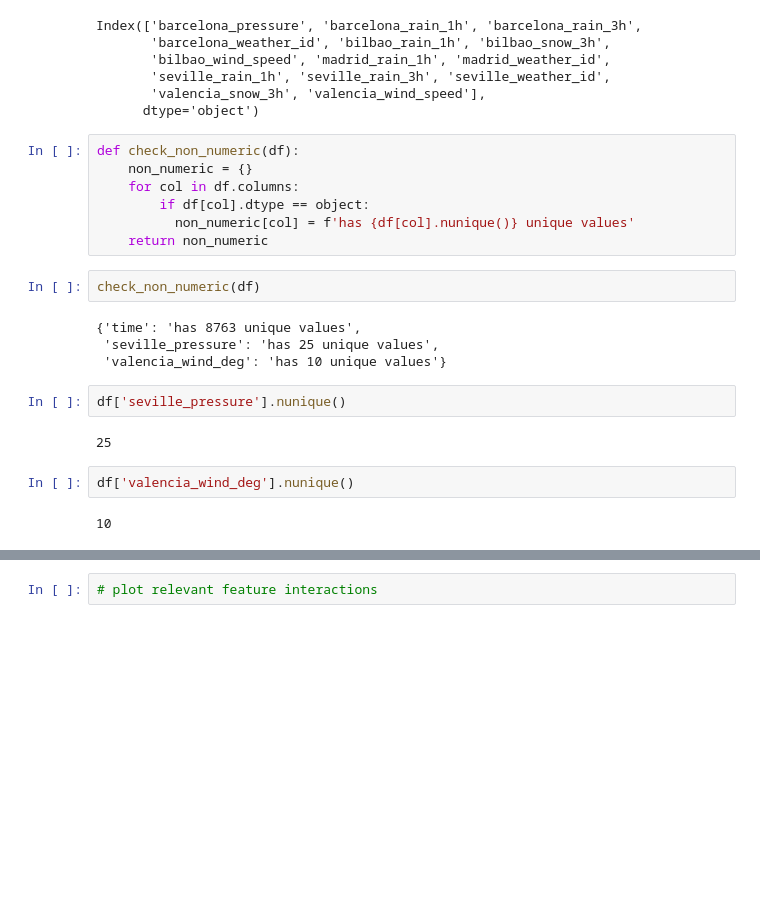
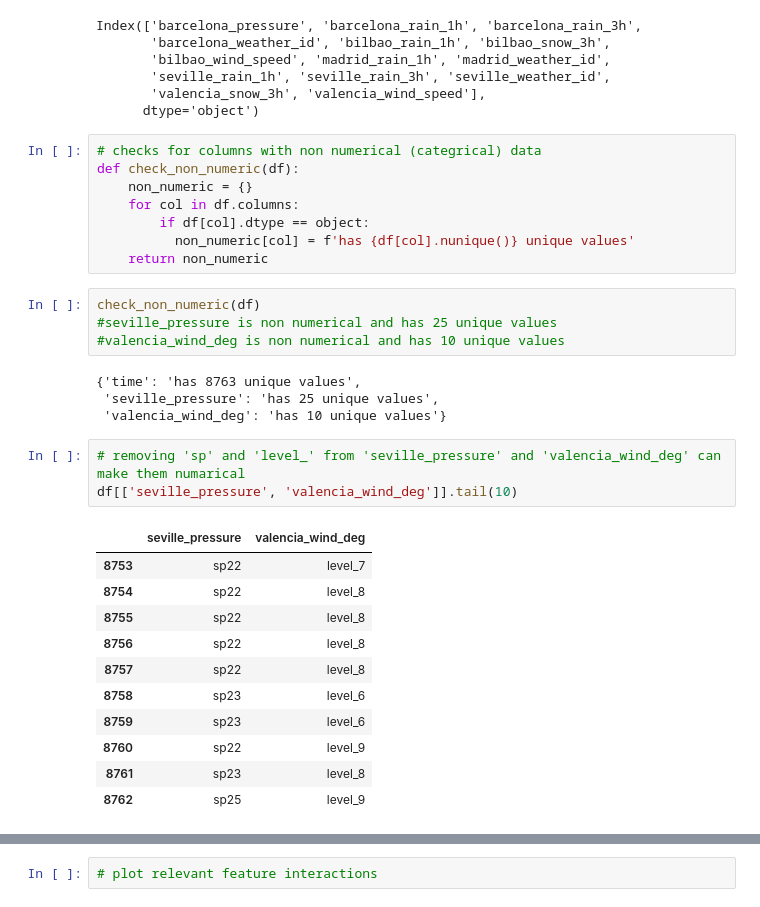
Before and after one commit to xuzmocode4-325/linear-regression-predict, a Jupyter notebook: notebook/starter-notebook.ipynb, the cells around one changed output, grey strips where cells are left out. Cells and saved outputs as stored; diff of their text form; blank space fills up the shorter version.

Commit message:
EDA: kurtosis, categoricals amd uniqueness.

```diff
--- a/notebook/starter-notebook.ipynb
+++ b/notebook/starter-notebook.ipynb
@@ -220,6 +220,7 @@ Index(['barcelona_pressure', 'barcelona_rain_1h', 'barcelona_rain_3h',
        'valencia_snow_3h', 'valencia_wind_speed'],
       dtype='object')
 # %%
+# checks for columns with non numerical (categrical) data
 def check_non_numeric(df):
     non_numeric = {}
     for col in df.columns:
@@ -228,15 +229,24 @@ def check_non_numeric(df):
     return non_numeric
 # %%
 check_non_numeric(df)
+#seville_pressure is non numerical and has 25 unique values
+#valencia_wind_deg is non numerical and has 10 unique values
 # %% [output]
 {'time': 'has 8763 unique values',
  'seville_pressure': 'has 25 unique values',
  'valencia_wind_deg': 'has 10 unique values'}
-# %%
-df['seville_pressure'].nunique()
-# %% [output]
-25
-# %%
-df['valencia_wind_deg'].nunique()
-# %% [output]
-10
+# %%
+# removing 'sp' and 'level_' from 'seville_pressure' and 'valencia_wind_deg' can make them numarical
+df[['seville_pressure', 'valencia_wind_deg']].tail(10)
+# %% [output]
+|  | seville_pressure | valencia_wind_deg |
+| 8753 | sp22 | level_7 |
+| 8754 | sp22 | level_8 |
+| 8755 | sp22 | level_8 |
+| 8756 | sp22 | level_8 |
+| 8757 | sp22 | level_8 |
+| 8758 | sp23 | level_6 |
+| 8759 | sp23 | level_6 |
+| 8760 | sp22 | level_9 |
+| 8761 | sp23 | level_8 |
+| 8762 | sp25 | level_9 |
```
Also changed, not shown: parts of 1 cell of this notebook.
